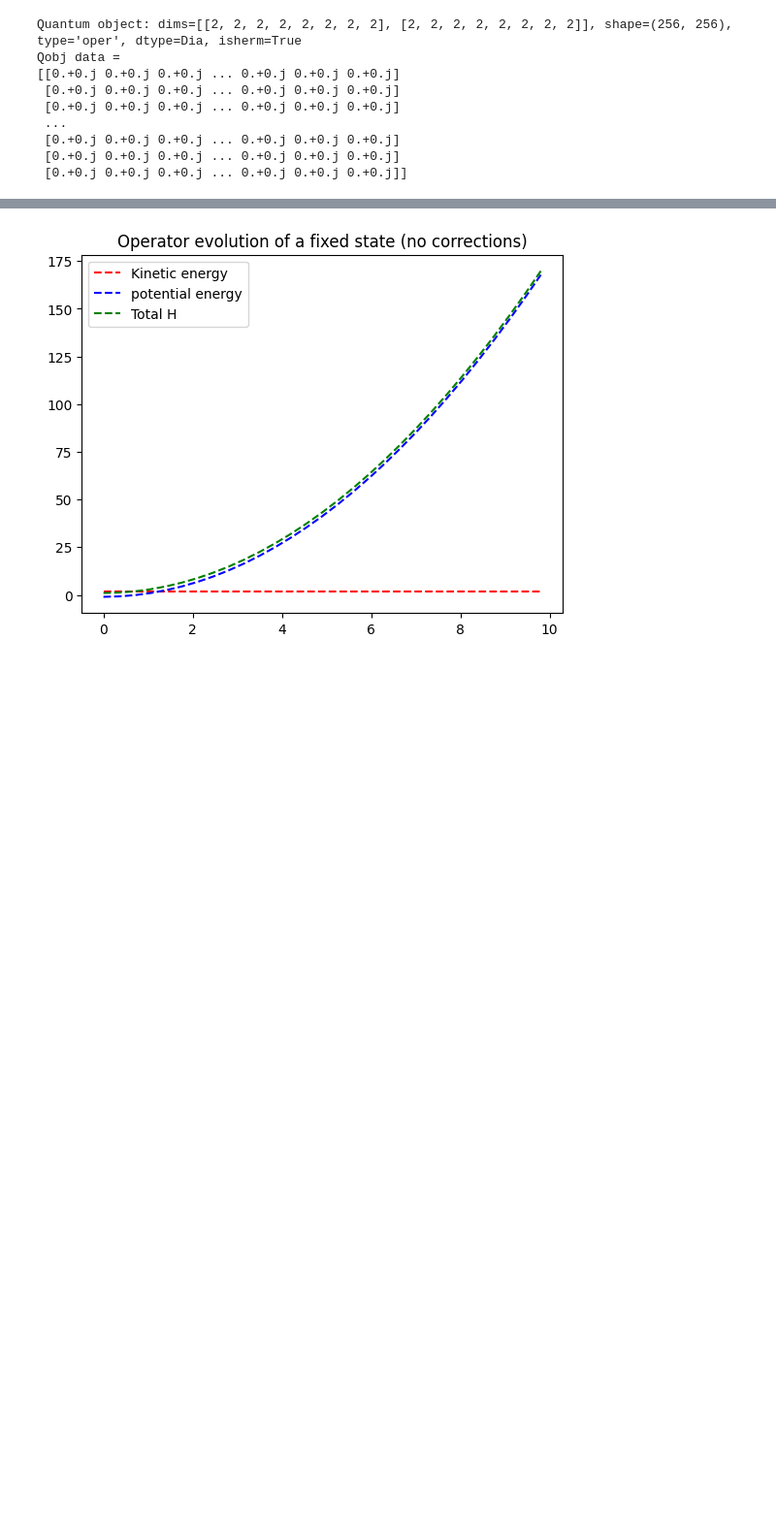
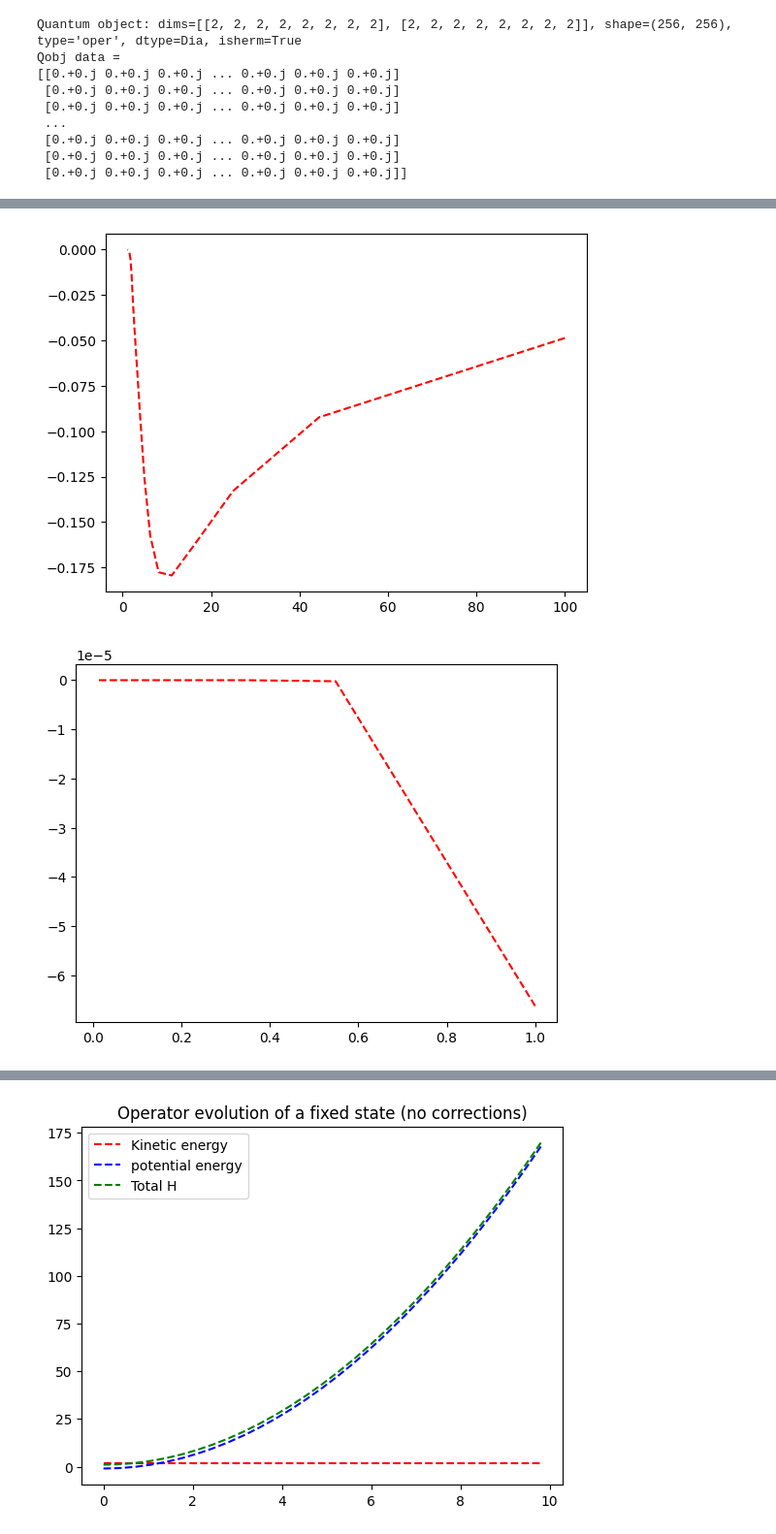
Before and after one commit to beapolo13/Orbifold-lattice, a Jupyter notebook: One_plaquette_lattice-2-6.ipynb, the cells around one changed output, grey strips where cells are left out. Shown at 97% size. Cells and saved outputs as stored; diff of their text form; code cells hidden in the pictures; blank space fills up the shorter version.

Commit message:
plots added + new code

```diff
--- a/One_plaquette_lattice-2-6.ipynb
+++ b/One_plaquette_lattice-2-6.ipynb
@@ -285,0 +291,17 @@ beep()
+# %%
+def plaquette_operator(N,a,g): #N is the number of plaquettes, one in our case
+    def P_operator():
+        x_alpha_dag=(1/np.sqrt(2))*(map('x','alpha_1')- 1j*map('x','alpha_2'))
+        x_beta_dag=(1/np.sqrt(2))*(map('x','beta_1')- 1j*map('x','beta_2'))
+        x_delta=(1/np.sqrt(2))*(map('x','delta_1')+ 1j*map('x','delta_2'))
+        x_gamma=(1/np.sqrt(2))*(map('x','gamma_1')+ 1j*map('x','gamma_2'))
+        return x_alpha_dag*x_beta_dag*x_delta*x_gamma
+    def P_dag_operator():
+        x_alpha=(1/np.sqrt(2))*(map('x','alpha_1')+ 1j*map('x','alpha_2'))
+        x_beta=(1/np.sqrt(2))*(map('x','beta_1')+ 1j*map('x','beta_2'))
+        x_delta_dag=(1/np.sqrt(2))*(map('x','delta_1')- 1j*map('x','delta_2'))
+        x_gamma_dag=(1/np.sqrt(2))*(map('x','gamma_1')- 1j*map('x','gamma_2'))
+        return x_gamma_dag*x_delta_dag*x_beta*x_alpha
+    return (1/(2*N)) *(P_operator()+P_dag_operator())
+
+print(plaquette_operator(1,1,0.5))
@@ -286,3 +318,45 @@ beep()
+# %%
+#plotear el valor esperado del plaquette operator en el groundstate de H_plaquette para cada uno de los valores de g
+
+y_vec=[]
+x_vec=[]
+gs_vector=[]
+for value in g_vec1:
+    x_vec+=[1/value**2]
+    H= H_plaquette(value,a,mu)
+    gs_energy, gs = qutip.Qobj.groundstate(H)
+    plaq=plaquette_operator(1,1,value)
+    y_vec+=[qutip.expect(plaq,gs)]
+plt.plot(x_vec, y_vec, 'r--', label='Energy of groundstate of plaquette operator')
+plt.show()
+
+y_vec=[]
+x_vec=[]
+gs_vector=[]
+for value in g_vec2:
+    x_vec+=[1/value**2]
+    H= H_plaquette(value,a,mu)
+    gs_energy, gs = qutip.Qobj.groundstate(H)
+    plaq=plaquette_operator(1,1,value)
+    y_vec+=[qutip.expect(plaq,gs)]
+plt.plot(x_vec, y_vec, 'r--', label='Energy of groundstate of plaquette operator')
+plt.show()
+
+
+y_vec=[]
+x_vec=[]
+gs_vector=[]
+for value in g_vec:
+    x_vec+=[1/value**2]
+    H= H_plaquette(value,a,mu)
+    gs_energy, gs = qutip.Qobj.groundstate(H)
+    plaq=plaquette_operator(1,1,value)
+    y_vec+=[qutip.expect(plaq,gs)]
+plt.plot(x_vec, y_vec, 'r--', label='Energy of groundstate of plaquette operator')
+plt.show()
+# %% [output]
+[figure, added]
+[figure, added]
 # %%
 print(gs_vector)
 print(gs_energy_vector)
```
Also changed, not shown: parts of 12 cells of this notebook, 2 other files.
